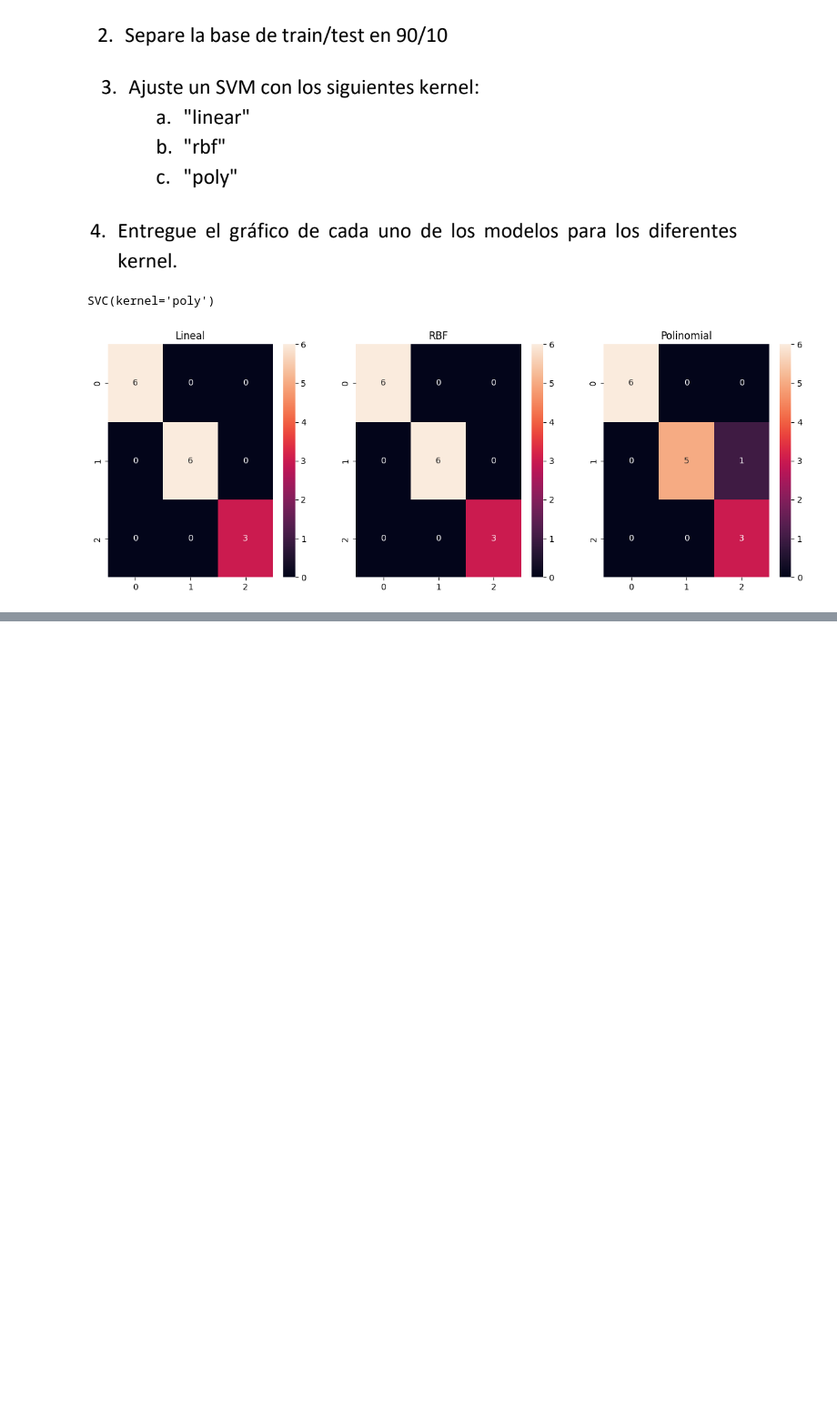
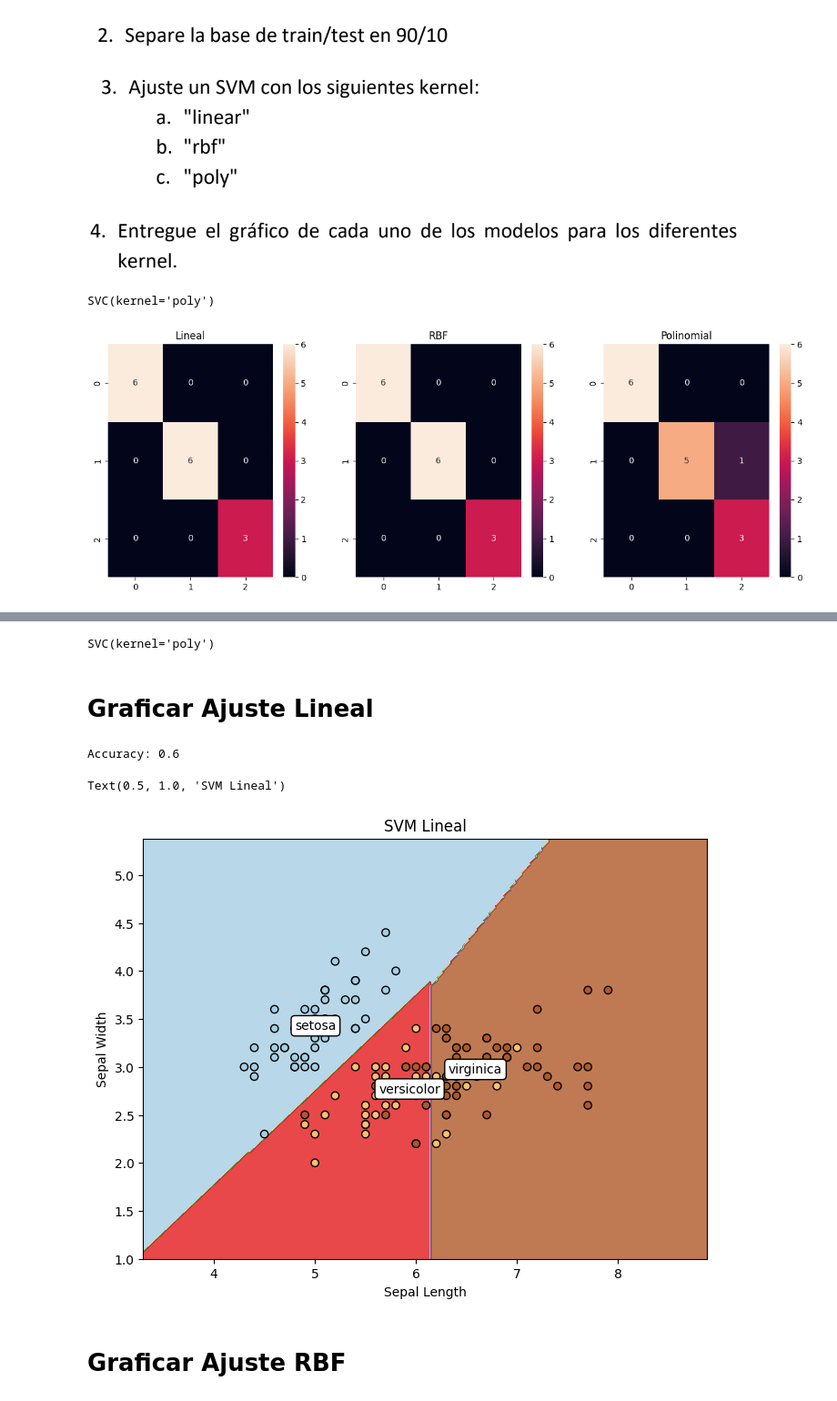
Before and after one commit to DiegoAvilarce/bootcamp-awakelab, a Jupyter notebook: ejercicio8_5.ipynb, the cells around one changed output, grey strips where cells are left out. Shown: that part at 91% size. Saved outputs shown, nothing was run; the diff lists cells and outputs as text; code cells hidden in the pictures; blank space fills up the shorter version.

```diff
--- a/ejercicio8_5.ipynb
+++ b/ejercicio8_5.ipynb
@@ -418,0 +114,21 @@ Text(0.5, 0.98, 'SVM Poly')
+# %%
+# Split the dataset into training and testing sets
+X_train, X_test, y_train, y_test = train_test_split(
+    X, y, test_size=0.1, random_state=0
+)
+# %%
+# Generar svm con kernel lineal
+svm_lineal = SVC(kernel='linear')
+
+# Generar svm con kernel rbf
+svm_rbf = SVC(kernel='rbf')
+
+# Generar svm con kernel polinomial
+svm_poly = SVC(kernel='poly')
+# %%
+# Fit de los modelos
+svm_lineal.fit(X_train, y_train)
+svm_rbf.fit(X_train, y_train)
+svm_poly.fit(X_train, y_train)
+# %% [output]
+SVC(kernel='poly')
@@ -418,0 +140,54 @@ Text(0.5, 0.98, 'SVM Poly')
+# %% [markdown]
+# Graficar Ajuste Lineal
+# %%
+# Make predictions on the testing set
+y_pred = svm_lineal.predict(X_test)
+# Evaluate the accuracy of the classifier
+accuracy = svm_lineal.score(X_test, y_test)
+print("Accuracy:", accuracy)
+# %% [output]
+Accuracy: 0.6
+# %%
+# Plot the decision boundary
+# Create a meshgrid of points to plot the decision boundary
+x_min, x_max = X[:, 0].min() - 1, X[:, 0].max() + 1
+y_min, y_max = X[:, 1].min() - 1, X[:, 1].max() + 1
+
+xx, yy = np.meshgrid(
+    np.arange(x_min, x_max, 0.02),
+    np.arange(y_min, y_max, 0.02)
+)
+
+# Make predictions on the meshgrid points
+Z = svm_lineal.predict(np.c_[xx.ravel(), yy.ravel()])
+Z = Z.reshape(xx.shape)
+
+# Plot the decision boundary
+fig, ax = plt.subplots(figsize=(8, 6))
+
+ax.contourf(xx, yy, Z, cmap=plt.cm.Paired, alpha=0.8)
+ax.scatter(
+    X[:, 0], X[:, 1],
+    c=y, cmap=plt.cm.Paired,
+    edgecolors='black',
+)
+
+# Add class labels
+for i, label in enumerate(iris.target_names):
+    ax.text(
+        X[y == i, 0].mean(), X[y == i, 1].mean(),
+        label,
+        color='black',
+        backgroundcolor='white',
+        ha='center', va='center',
+        bbox=dict(facecolor='white', edgecolor='black', boxstyle='round')
+    )
+
+ax.set_xlabel('Sepal Length')
+ax.set_ylabel('Sepal Width')
+ax.set_title('SVM Lineal')
+# %% [output]
+Text(0.5, 1.0, 'SVM Lineal')
+[figure, added]
+# %% [markdown]
+# Graficar Ajuste RBF
```
Also changed, not shown: parts of 25 cells of this notebook, 3 other files.
